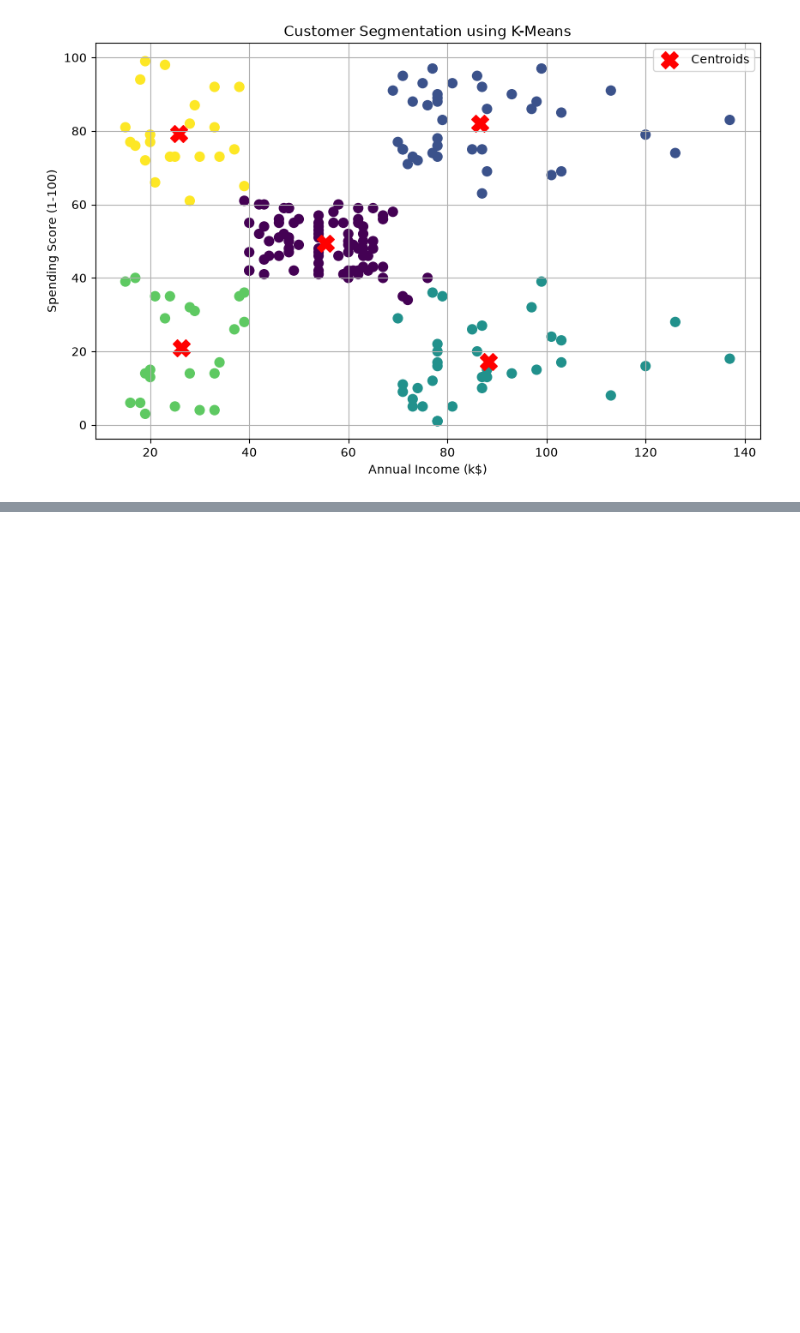
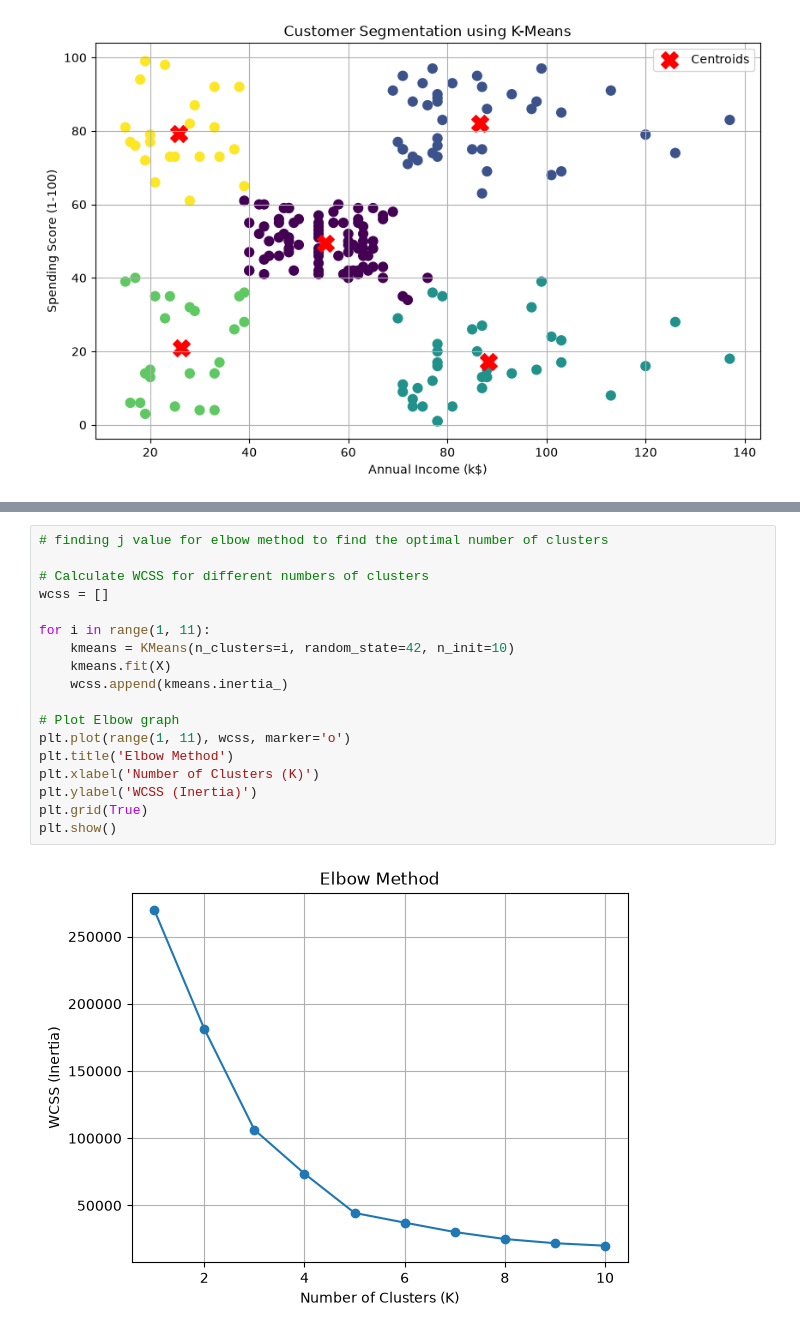
Before and after one commit to utsav-02-20/Lab-ML-2026, a Jupyter notebook: Lab 12/lab12.ipynb, the cells around one changed output, grey strips where cells are left out. Saved outputs shown, nothing was run; the diff lists cells and outputs as text; blank space fills up the shorter version.

```diff
--- a/Lab 12/lab12.ipynb
+++ b/Lab 12/lab12.ipynb
@@ -95,0 +118,20 @@ plt.show()
+# %%
+# finding j value for elbow method to find the optimal number of clusters
+
+# Calculate WCSS for different numbers of clusters
+wcss = []
+
+for i in range(1, 11):
+    kmeans = KMeans(n_clusters=i, random_state=42, n_init=10)
+    kmeans.fit(X)
+    wcss.append(kmeans.inertia_)
+
+# Plot Elbow graph
+plt.plot(range(1, 11), wcss, marker='o')
+plt.title('Elbow Method')
+plt.xlabel('Number of Clusters (K)')
+plt.ylabel('WCSS (Inertia)')
+plt.grid(True)
+plt.show()
+# %% [output]
+[figure, added]
```
Also changed, not shown: parts of 3 cells of this notebook, 2 other files.
